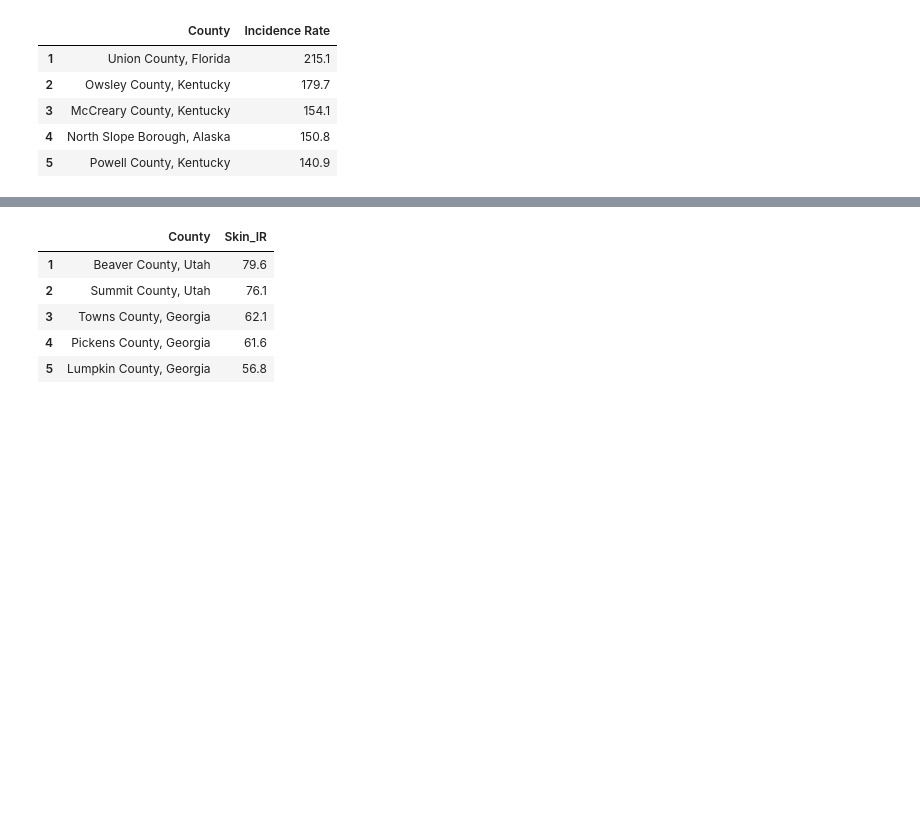
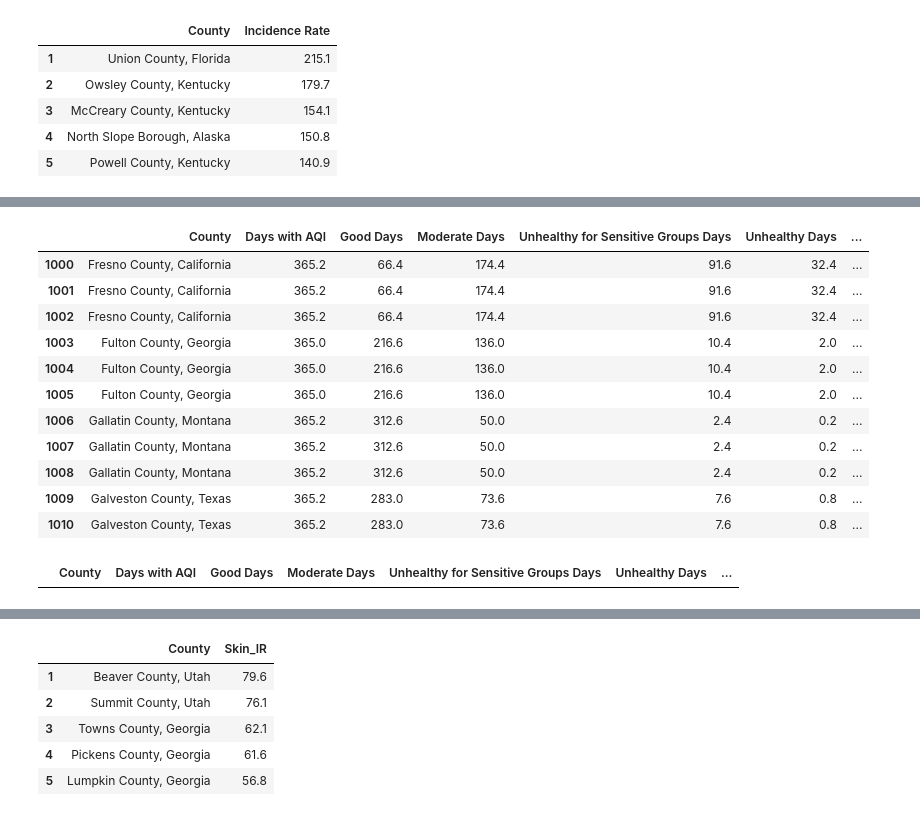
Before and after one commit to PetraLee2019/The-Effect-of-Air-Pollution-and-Smoking-on-Cancer-and-Stroke-Incidence-Rates, a Jupyter notebook: cancer_pollution-Copy1.ipynb, the cells around one changed output, grey strips where cells are left out. Cells and saved outputs as stored; diff of their text form; code cells hidden in the pictures; blank space fills up the shorter version.

```diff
--- a/cancer_pollution.ipynb
+++ b/cancer_pollution-Copy1.ipynb
@@ -121,0 +144,4 @@ df_lung.head()
+# %%
+df_skin_mod = df_skin
+df_skin_mod["Ilness Type"] = "Skin cancer"
+df_skin_mod.head()
@@ -121,0 +178,4 @@ df_lung.head()
+# %%
+frames_cancer = [df_lung_mod, df_blood_mod, df_skin_mod]
+cancer_df = pd.concat(frames_cancer).reset_index()
+cancer_df.count()
@@ -121,0 +197,5 @@ df_lung.head()
+# %%
+cancer_df["Incidence Rate"] = cancer_df["Incidence Rate"].str.replace("*", "")
+cancer_df.reset_index()
+cancer_df.set_index("index", inplace = True)
+cancer_df.head()
@@ -121,0 +210,3 @@ df_lung.head()
+# %%
+aqi_illness_df = pd.DataFrame(pd.merge(final_df_air, cancer_df, how = "outer", on='County'))
+aqi_illness_df.head()
@@ -121,0 +220,19 @@ df_lung.head()
+# %%
+aqi_illness_df.loc[1000:1010,:]
+# %% [output]
+|  | County | Days with AQI | Good Days | Moderate Days | Unhealthy for Sensitive Groups Days | Unhealthy Days | ... |
+| 1000 | Fresno County, California | 365.2 | 66.4 | 174.4 | 91.6 | 32.4 | ... |
+| 1001 | Fresno County, California | 365.2 | 66.4 | 174.4 | 91.6 | 32.4 | ... |
+| 1002 | Fresno County, California | 365.2 | 66.4 | 174.4 | 91.6 | 32.4 | ... |
+| 1003 | Fulton County, Georgia | 365.0 | 216.6 | 136.0 | 10.4 | 2.0 | ... |
+| 1004 | Fulton County, Georgia | 365.0 | 216.6 | 136.0 | 10.4 | 2.0 | ... |
+| 1005 | Fulton County, Georgia | 365.0 | 216.6 | 136.0 | 10.4 | 2.0 | ... |
+| 1006 | Gallatin County, Montana | 365.2 | 312.6 | 50.0 | 2.4 | 0.2 | ... |
+| 1007 | Gallatin County, Montana | 365.2 | 312.6 | 50.0 | 2.4 | 0.2 | ... |
+| 1008 | Gallatin County, Montana | 365.2 | 312.6 | 50.0 | 2.4 | 0.2 | ... |
+| 1009 | Galveston County, Texas | 365.2 | 283.0 | 73.6 | 7.6 | 0.8 | ... |
+| 1010 | Galveston County, Texas | 365.2 | 283.0 | 73.6 | 7.6 | 0.8 | ... |
+# %%
+aqi_illness_df.loc[aqi_illness_df["Ilness Type"] == "nan"]
+# %% [output]
+|  | County | Days with AQI | Good Days | Moderate Days | Unhealthy for Sensitive Groups Days | Unhealthy Days | ... |
```
Also changed, not shown: parts of 12 cells of this notebook.
